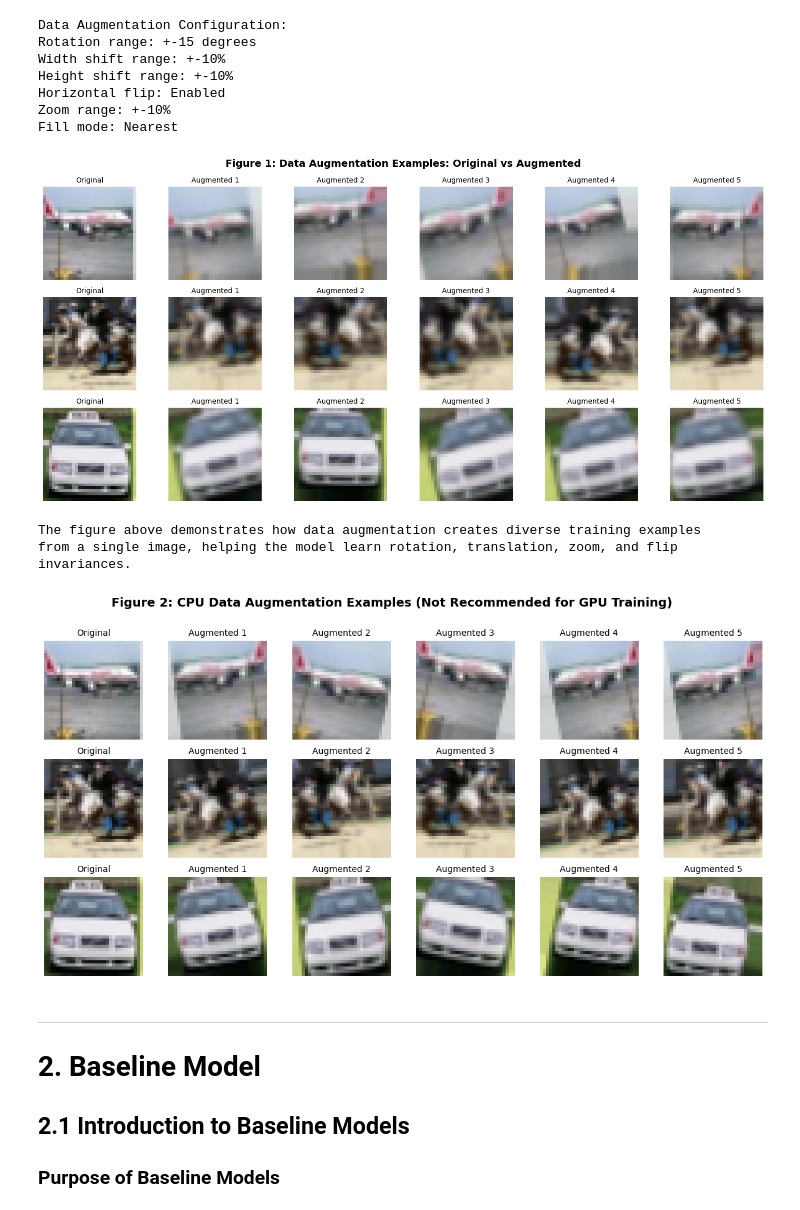
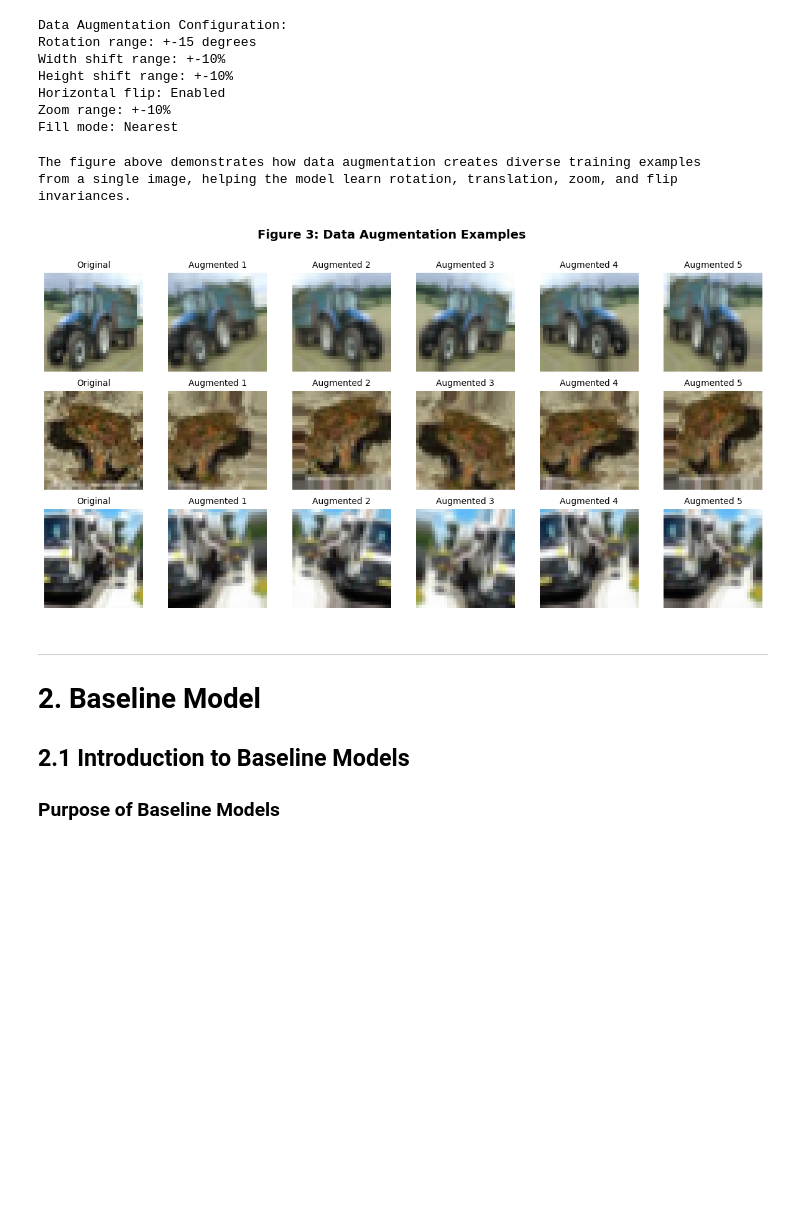
Before and after one commit to peaceman-per/S3-Neural-Networks-Coursework-2, a Jupyter notebook: CIFAR10_Neural_Networks_Coursework.ipynb, the cells around one changed output. Saved outputs shown, nothing was run; the diff lists cells and outputs as text; code cells hidden in the pictures; blank space fills up the shorter version.

```diff
--- a/CIFAR10_Neural_Networks_Coursework.ipynb
+++ b/CIFAR10_Neural_Networks_Coursework.ipynb
@@ -366,73 +284,41 @@ Fill mode: Nearest
 # visualize augmentation effects
 fig, axes = plt.subplots(3, 6, figsize=(15, 7))
 fig.suptitle(
-    'Figure 1: Data Augmentation Examples: Original vs Augmented',
+    'Figure 3: Data Augmentation Examples',
     fontsize=14,
     fontweight='bold'
 )
 
-# select three random sample images
-sample_indices = np.random.randint(0, X_train.shape[0], size=3)
+# select 3 random images from training set
+sample_indices = np.random.choice(len(X_train), size=3, replace=False)
 
 for row, idx in enumerate(sample_indices):
     original_img = X_train[idx]
 
     # Show original
     axes[row, 0].imshow(original_img)
     axes[row, 0].set_title('Original', fontsize=10)
     axes[row, 0].axis('off')
 
-    # Expand dims to simulate batch size = 1
-    img_batch = tf.expand_dims(original_img, axis=0)
-
-    # Generate 5 augmented versions
+    # Generate 5 augmented versions using generator
     for col in range(1, 6):
-        augmented = data_augmentation_GPU(img_batch, training=True)
-        aug_img = tf.squeeze(augmented, axis=0)
-
-        axes[row, col].imshow(aug_img.numpy())
-        axes[row, col].set_title(f'Augmented {col}', fontsize=10)
-        axes[row, col].axis('off')
-
-plt.tight_layout()
-plt.show()
-
-# visualize CPU augmentation effects (not recommended for GPU training)
-fig, axes = plt.subplots(3, 6, figsize=(15, 7))
-fig.suptitle(
-    'Figure 2: CPU Data Augmentation Examples (Not Recommended for GPU Training)',
-    fontsize=14,
-    fontweight='bold'
-)
-
-for row, idx in enumerate(sample_indices):
-    original_img = X_train[idx]
-
-    # Show original
-    axes[row, 0].imshow(original_img)
-    axes[row, 0].set_title('Original', fontsize=10)
-    axes[row, 0].axis('off')
-
-    # Generate 5 augmented versions using CPU generator
-    for col in range(1, 6):
-        aug_iter = data_augmentation_CPU.flow(
+        aug_iter = data_augmentation.flow(
             np.expand_dims(original_img, axis=0),
             batch_size=1,
             shuffle=False
         )
         aug_img = next(aug_iter)[0]
 
         axes[row, col].imshow(aug_img)
         axes[row, col].set_title(f'Augmented {col}', fontsize=10)
         axes[row, col].axis('off')
 
 print("The figure above demonstrates how data augmentation creates diverse training examples")
 print("from a single image, helping the model learn rotation, translation, zoom, and flip invariances.")
 # %% [output]
+The figure above demonstrates how data augmentation creates diverse training examples
+from a single image, helping the model learn rotation, translation, zoom, and flip invariances.
-[figure, old version]
+[figure, new version]
-The figure above demonstrates how data augmentation creates diverse training examples
-from a single image, helping the model learn rotation, translation, zoom, and flip invariances.
-[figure, removed]
 # %% [markdown]
 ---
 
```
Also changed, not shown: parts of 40 cells of this notebook, 14 other files.
